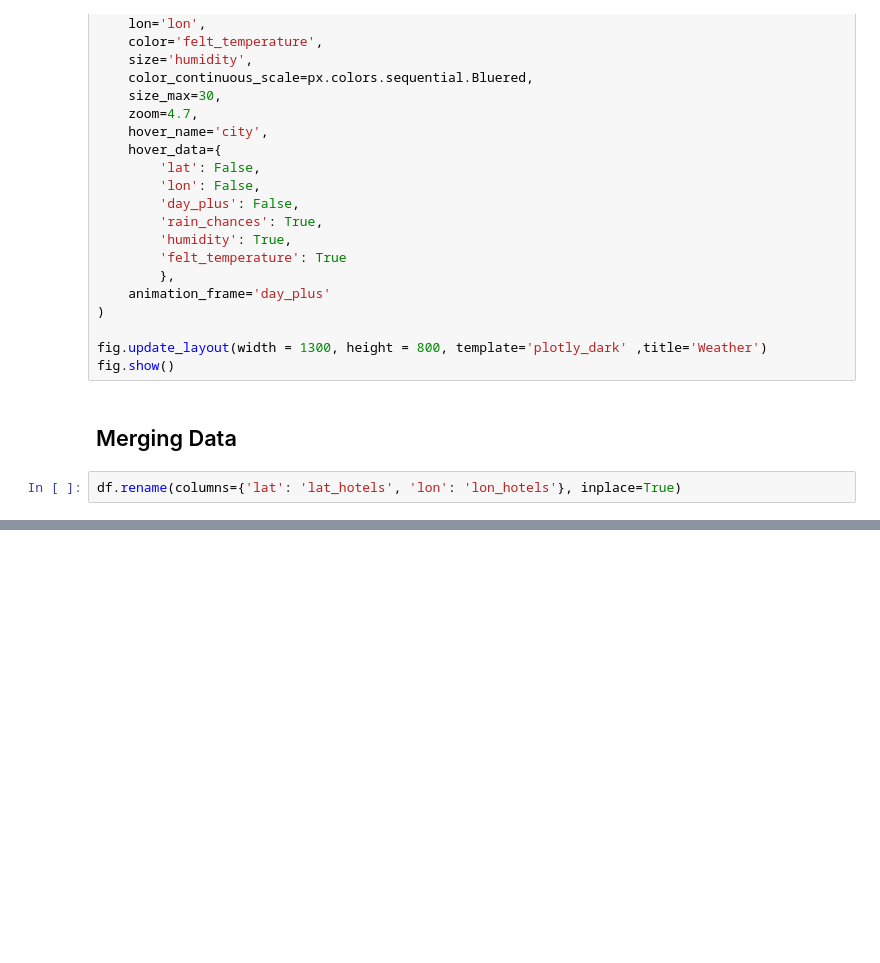
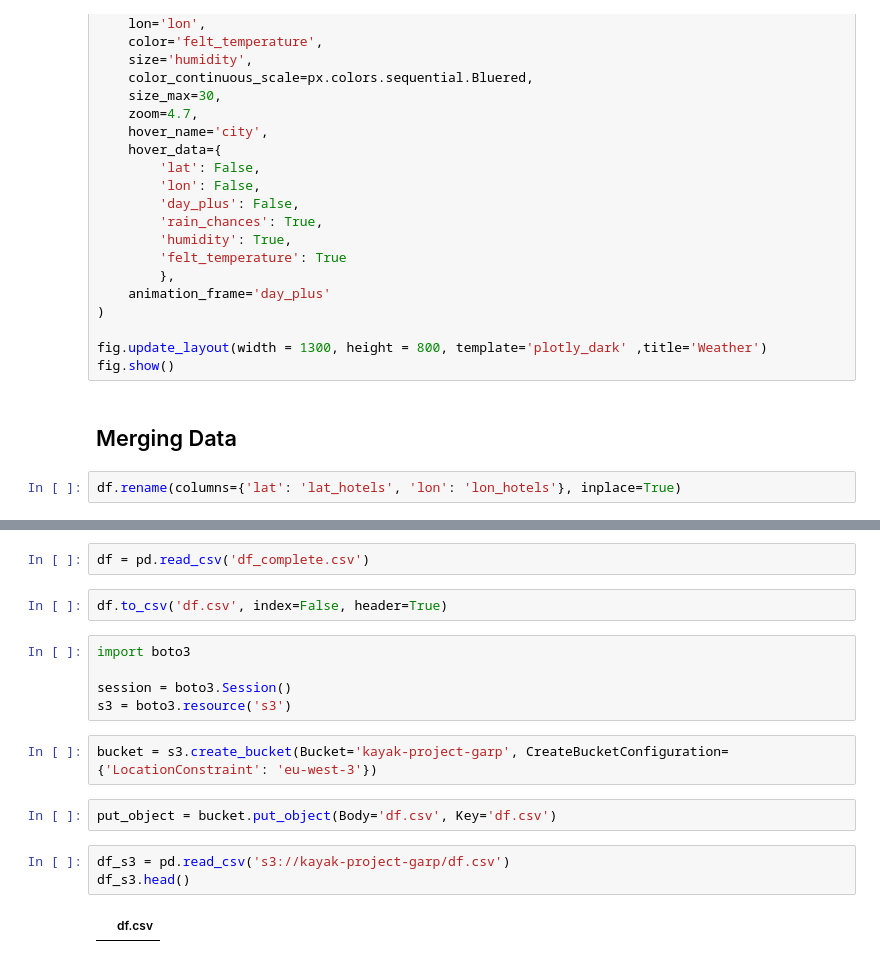
Before and after one commit to GuillaumeArp/Kayak_Project, a Jupyter notebook: kayak.ipynb, the cells around one changed output, grey strips where cells are left out. Saved outputs shown, nothing was run; the diff lists cells and outputs as text; blank space fills up the shorter version.

```diff
--- a/kayak.ipynb
+++ b/kayak.ipynb
@@ -433,0 +437,18 @@ csv = df_complete.to_csv('df_complete.csv', index=False, header=True)
+# %%
+df = pd.read_csv('df_complete.csv')
+# %%
+df.to_csv('df.csv', index=False, header=True)
+# %%
+import boto3
+
+session = boto3.Session()
+s3 = boto3.resource('s3')
+# %%
+bucket = s3.create_bucket(Bucket='kayak-project-garp', CreateBucketConfiguration={'LocationConstraint': 'eu-west-3'})
+# %%
+put_object = bucket.put_object(Body='df.csv', Key='df.csv')
+# %%
+df_s3 = pd.read_csv('s3://kayak-project-garp/df.csv')
+df_s3.head()
+# %% [output]
+|  | df.csv |
```
Also changed, not shown: parts of 3 cells of this notebook, 2 other files.
